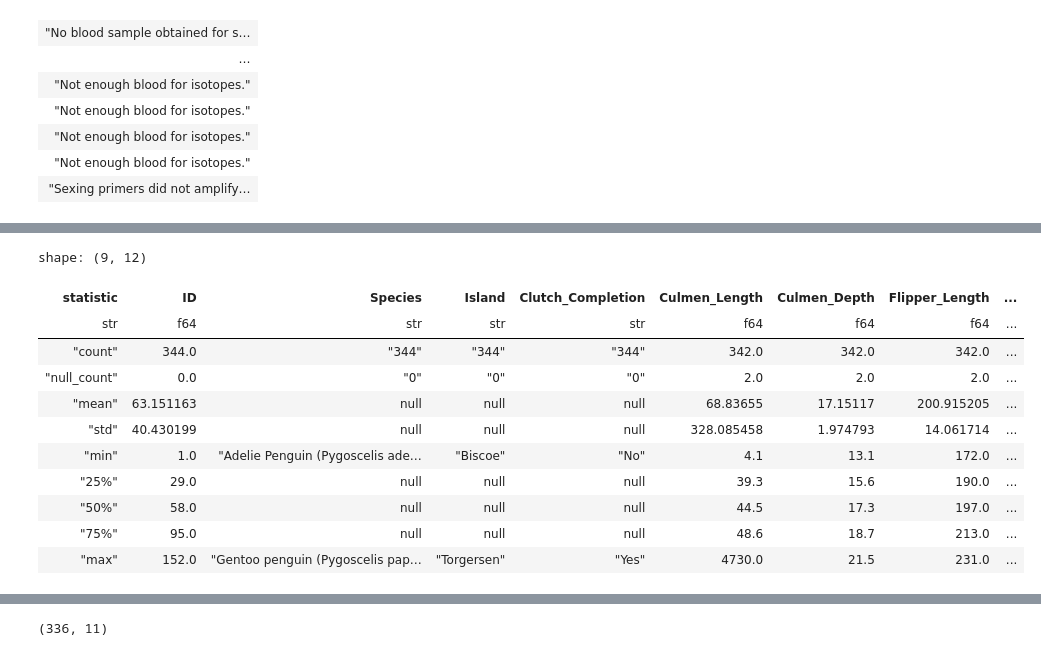
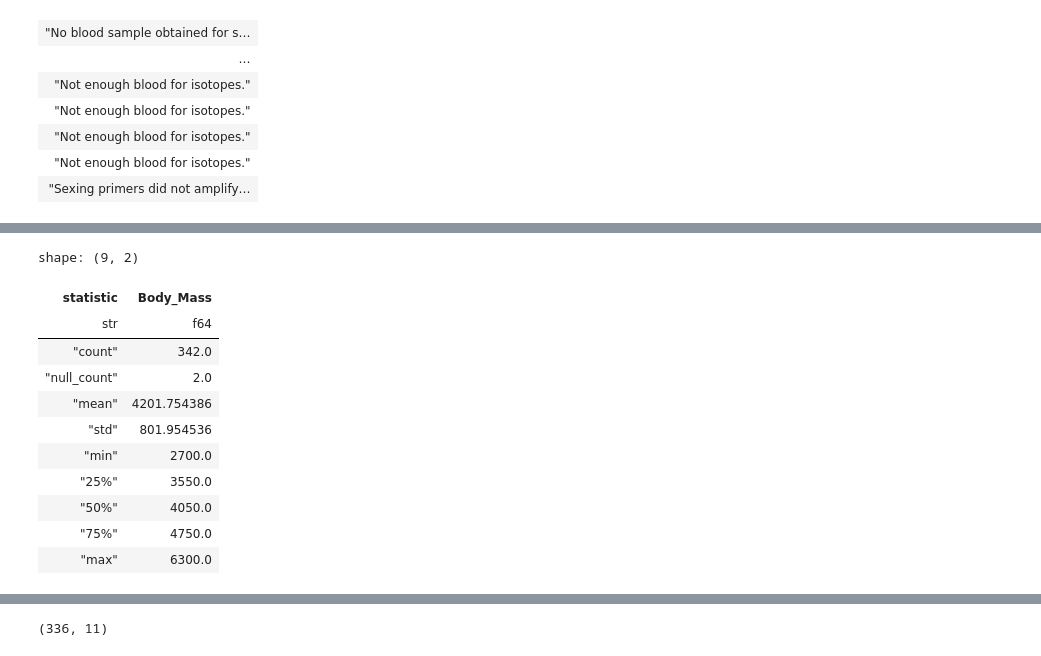
Before and after one commit to Alexchen666/Data-Analysis-101, a Jupyter notebook: data_validation.ipynb, the cells around one changed output, grey strips where cells are left out. Saved outputs shown, nothing was run; the diff lists cells and outputs as text; code cells hidden in the pictures.

```diff
--- a/data_validation.ipynb
+++ b/data_validation.ipynb
@@ -543,18 +591,18 @@ Comments
 # %%
-df.describe()
+df.select('Body_Mass').describe()
 # %% [output]
-shape: (9, 12)
+shape: (9, 2)
-| statistic | ID | Species | Island | Clutch_Completion | Culmen_Length | Culmen_Depth | Flipper_Length | ... |
-| str | f64 | str | str | str | f64 | f64 | f64 | ... |
-| "count" | 344.0 | "344" | "344" | "344" | 342.0 | 342.0 | 342.0 | ... |
-| "null_count" | 0.0 | "0" | "0" | "0" | 2.0 | 2.0 | 2.0 | ... |
-| "mean" | 63.151163 | null | null | null | 68.83655 | 17.15117 | 200.915205 | ... |
-| "std" | 40.430199 | null | null | null | 328.085458 | 1.974793 | 14.061714 | ... |
-| "min" | 1.0 | "Adelie Penguin (Pygoscelis ade… | "Biscoe" | "No" | 4.1 | 13.1 | 172.0 | ... |
-| "25%" | 29.0 | null | null | null | 39.3 | 15.6 | 190.0 | ... |
-| "50%" | 58.0 | null | null | null | 44.5 | 17.3 | 197.0 | ... |
-| "75%" | 95.0 | null | null | null | 48.6 | 18.7 | 213.0 | ... |
-| "max" | 152.0 | "Gentoo penguin (Pygoscelis pap… | "Torgersen" | "Yes" | 4730.0 | 21.5 | 231.0 | ... |
+| statistic | Body_Mass |
+| str | f64 |
+| "count" | 342.0 |
+| "null_count" | 2.0 |
+| "mean" | 4201.754386 |
+| "std" | 801.954536 |
+| "min" | 2700.0 |
+| "25%" | 3550.0 |
+| "50%" | 4050.0 |
+| "75%" | 4750.0 |
+| "max" | 6300.0 |
 # %%
 class P07(pt.Model):
     ID: int = pt.Field(unique=True)
```
Also changed, not shown: parts of 67 cells of this notebook.
